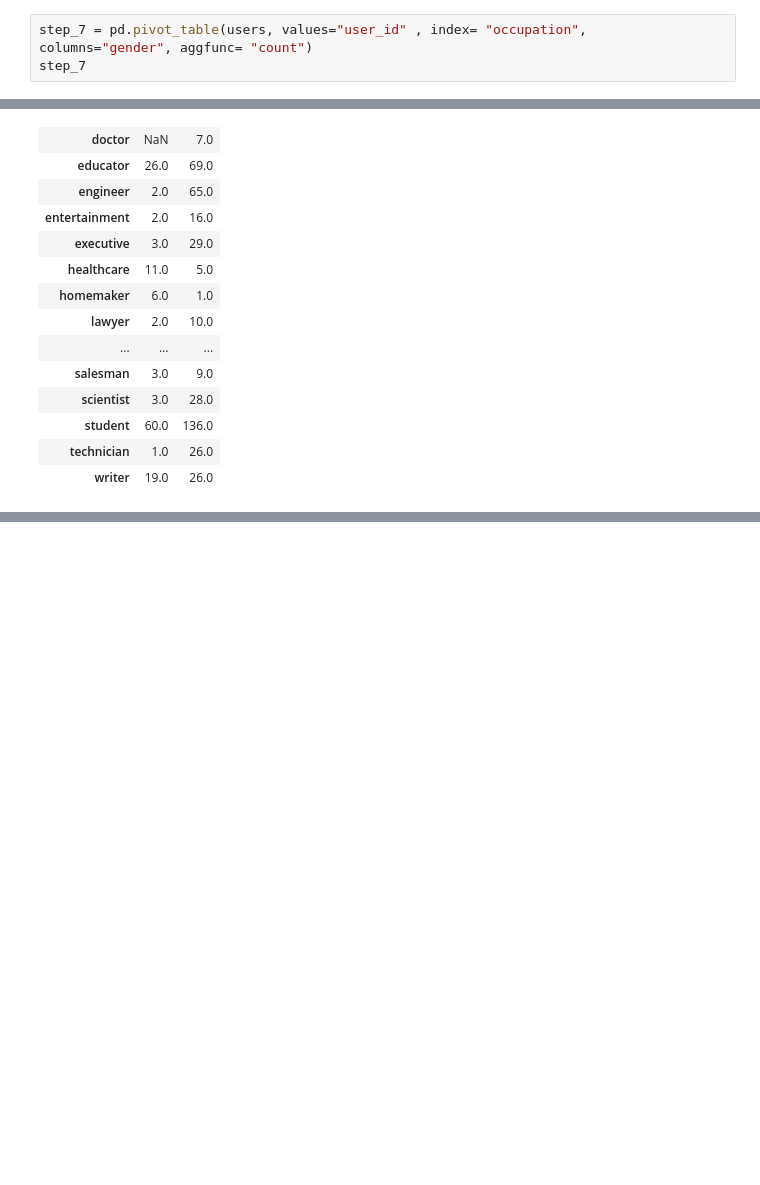
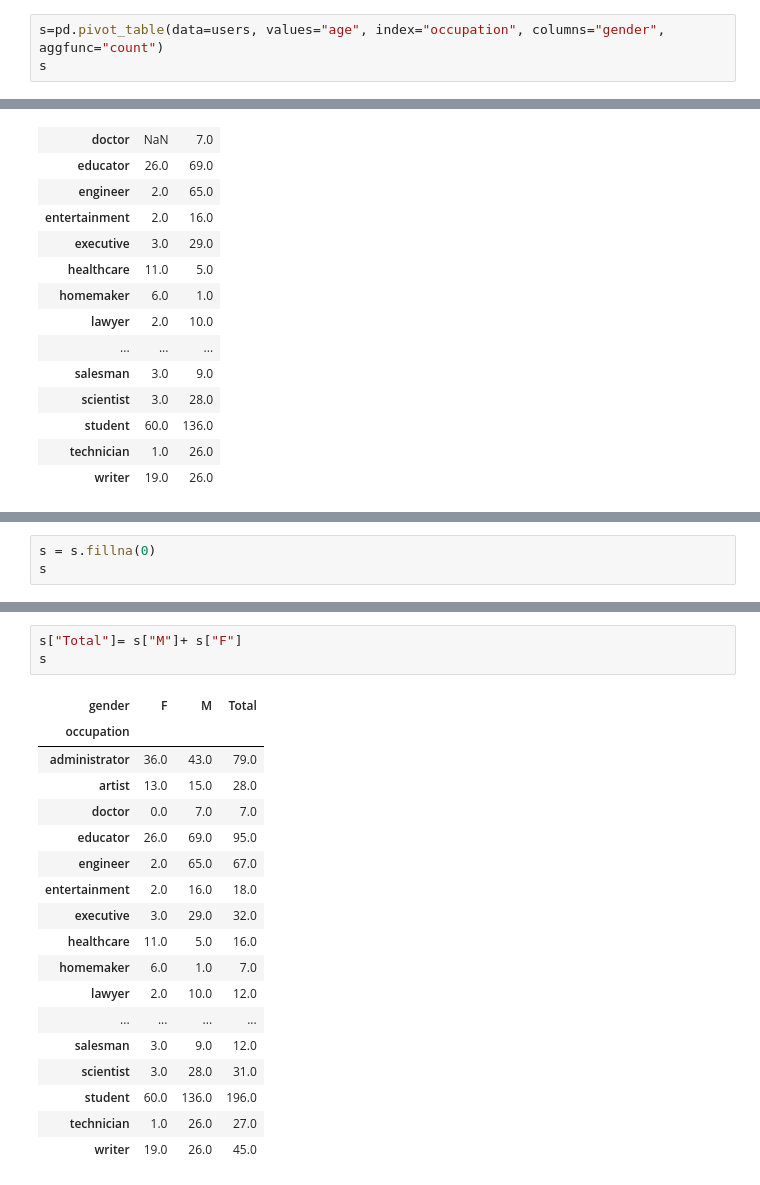
Before and after one commit to Filipate/DataScienceJUN, a Jupyter notebook: WEEK_4/Day3_G/exercises/pandas/3_Grouping/Occupation/Solutions.ipynb, the cells around one changed output, grey strips where cells are left out. Saved outputs shown, nothing was run; the diff lists cells and outputs as text; blank space fills up the shorter version.

```diff
--- a/WEEK_4/Day3_G/exercises/pandas/3_Grouping/Occupation/Solutions.ipynb
+++ b/WEEK_4/Day3_G/exercises/pandas/3_Grouping/Occupation/Solutions.ipynb
@@ -136,6 +272,6 @@ users
 # %%
-step_7 = pd.pivot_table(users, values="user_id" , index= "occupation", columns="gender", aggfunc= "count")
-step_7
+s=pd.pivot_table(data=users, values="age", index="occupation", columns="gender", aggfunc="count")
+s
 # %% [output]
 | gender | F | M |
 | occupation |  |  |
@@ -180,0 +294,3 @@ step_7
+# %%
+s = s.fillna(0)
+s
@@ -180,0 +316,22 @@ step_7
+# %%
+s["Total"]= s["M"]+ s["F"]
+s
+# %% [output]
+| gender | F | M | Total |
+| occupation |  |  |  |
+| administrator | 36.0 | 43.0 | 79.0 |
+| artist | 13.0 | 15.0 | 28.0 |
+| doctor | 0.0 | 7.0 | 7.0 |
+| educator | 26.0 | 69.0 | 95.0 |
+| engineer | 2.0 | 65.0 | 67.0 |
+| entertainment | 2.0 | 16.0 | 18.0 |
+| executive | 3.0 | 29.0 | 32.0 |
+| healthcare | 11.0 | 5.0 | 16.0 |
+| homemaker | 6.0 | 1.0 | 7.0 |
+| lawyer | 2.0 | 10.0 | 12.0 |
+| ... | ... | ... | ... |
+| salesman | 3.0 | 9.0 | 12.0 |
+| scientist | 3.0 | 28.0 | 31.0 |
+| student | 60.0 | 136.0 | 196.0 |
+| technician | 1.0 | 26.0 | 27.0 |
+| writer | 19.0 | 26.0 | 45.0 |
```
Also changed, not shown: parts of 22 cells of this notebook, 20 other files.
